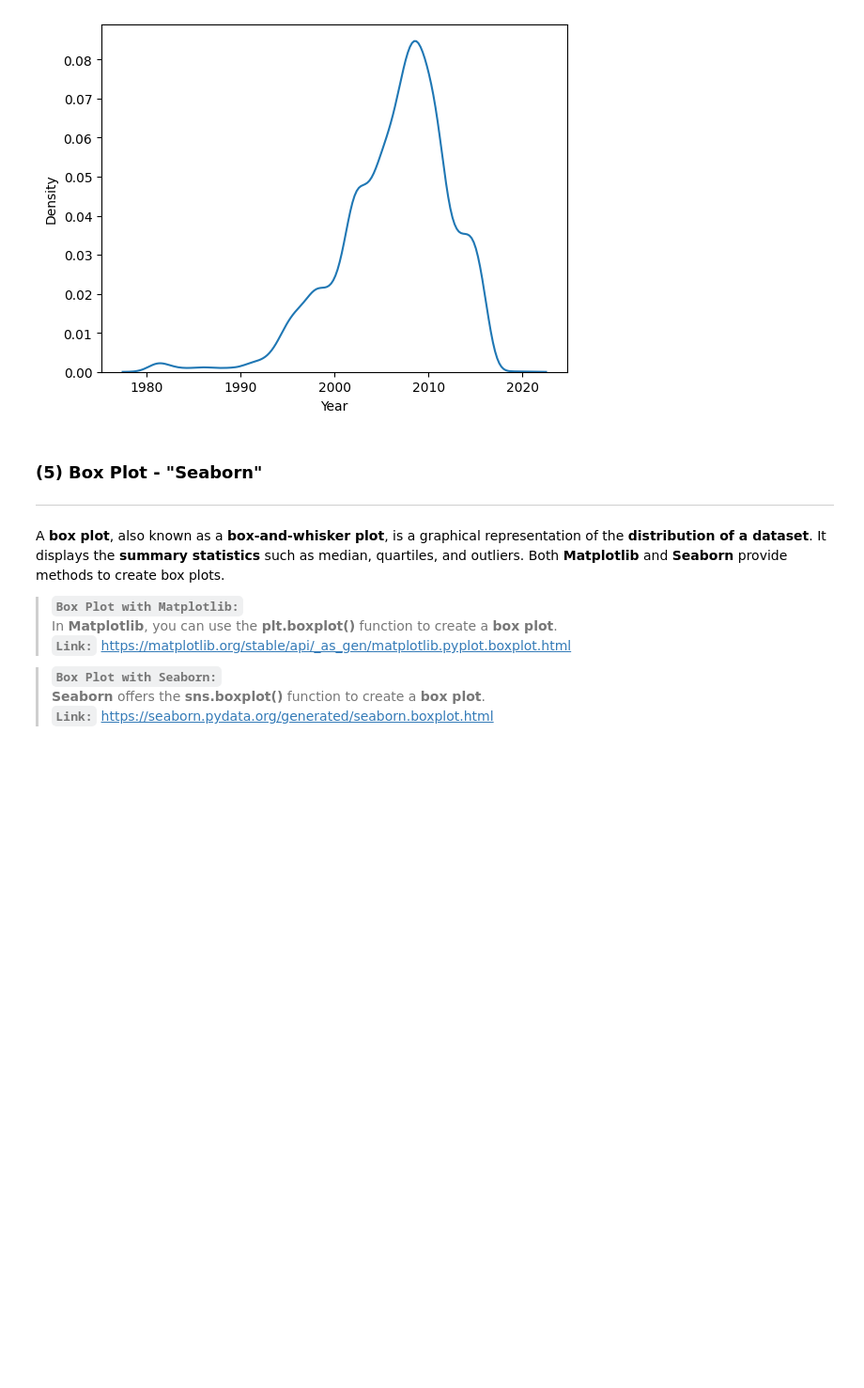
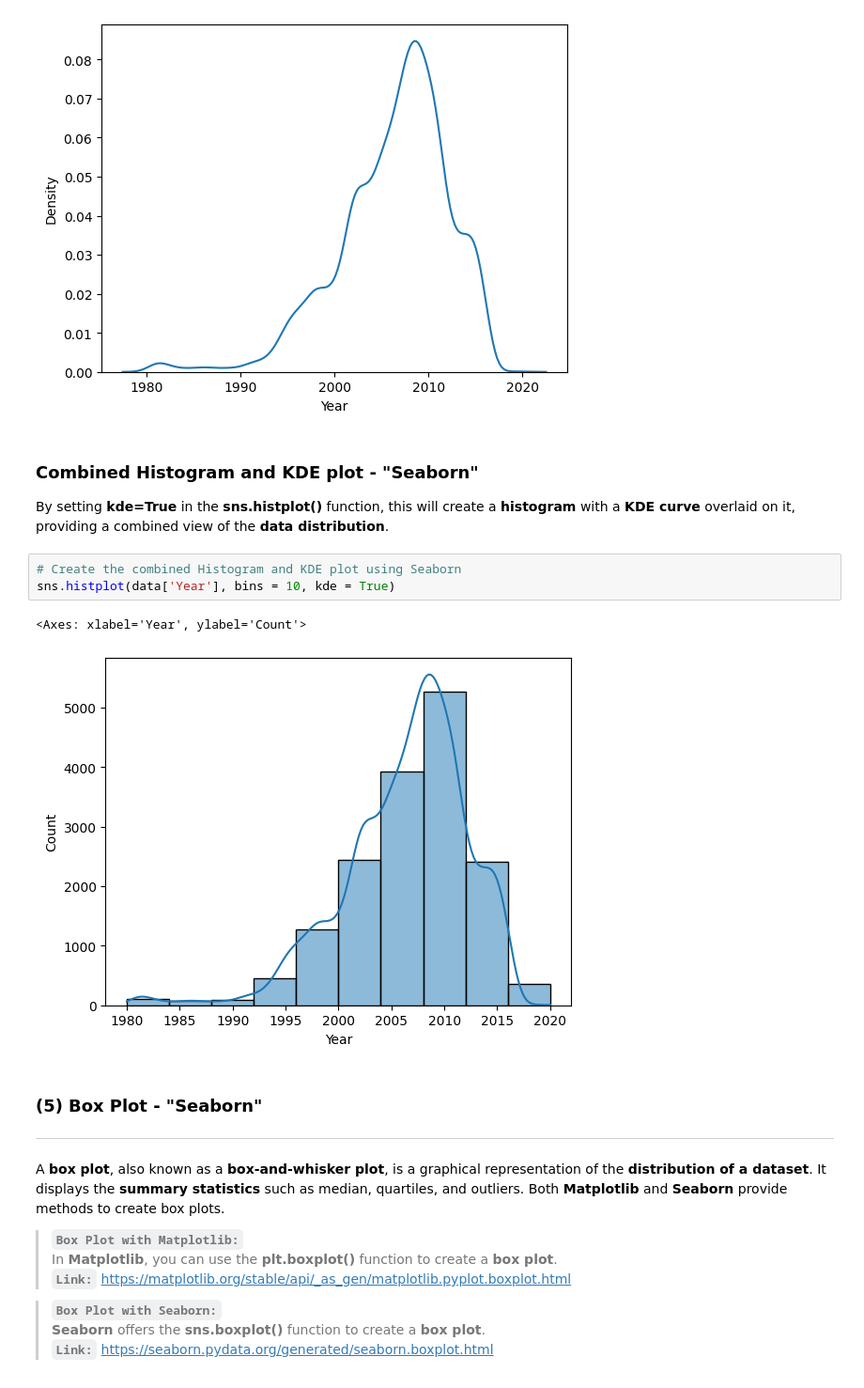
Before and after one commit to SaiArjunSairamje/Python-Scaler, a Jupyter notebook: 09. Data_Visualization_1 (Dateset: Gaming) .ipynb, the cells around one changed output. Shown at 94% size. Saved outputs shown, nothing was run; the diff lists cells and outputs as text; blank space fills up the shorter version.

```diff
--- a/09. Data_Visualization_1 (Dateset: Gaming) .ipynb
+++ b/09. Data_Visualization_1 (Dateset: Gaming) .ipynb
@@ -374,6 +391,16 @@ sns.kdeplot(data["Year"])
 # %% [output]
 <Axes: xlabel='Year', ylabel='Density'>
 [figure]
+# %% [markdown]
+### **Combined Histogram and KDE plot - "Seaborn"**
+
+By setting **kde=True** in the **sns.histplot()** function, this will create a **histogram** with a **KDE curve** overlaid on it, providing a combined view of the **data distribution**.
+# %%
+# Create the combined Histogram and KDE plot using Seaborn
+sns.histplot(data['Year'], bins = 10, kde = True)
+# %% [output]
+<Axes: xlabel='Year', ylabel='Count'>
+[figure, added]
 # %% [markdown]
 ### **(5) Box Plot - "Seaborn"**
 ***
```
Also changed, not shown: parts of 14 cells of this notebook.
